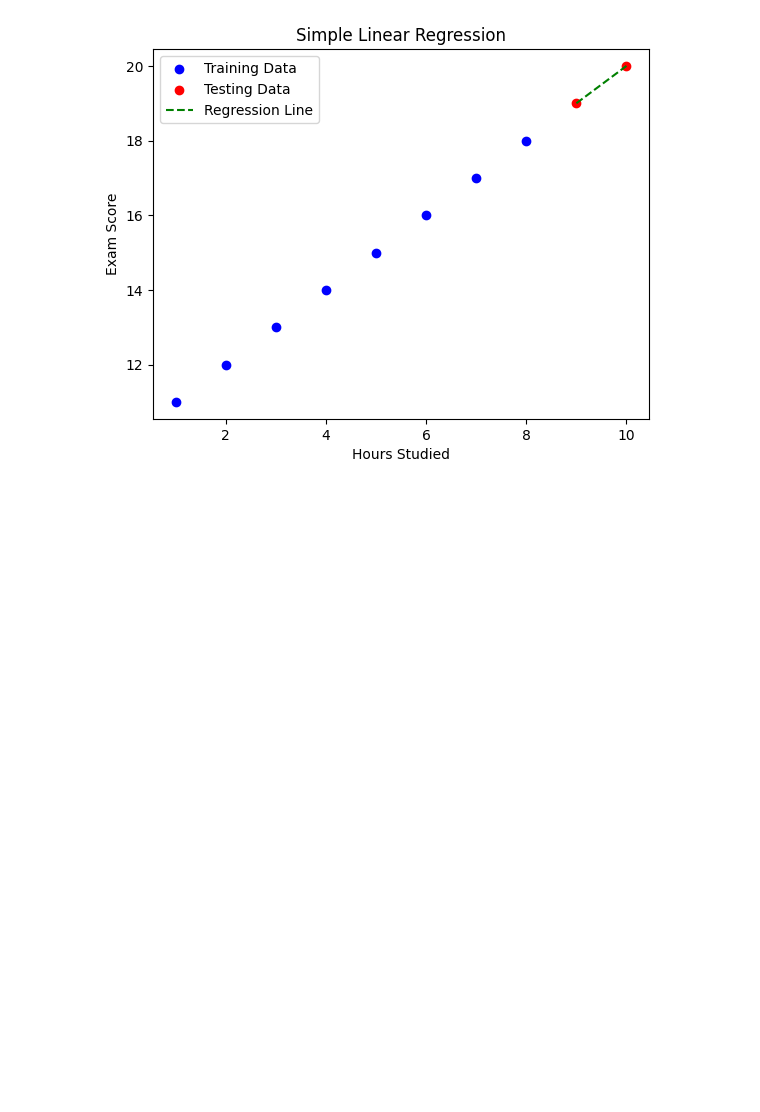
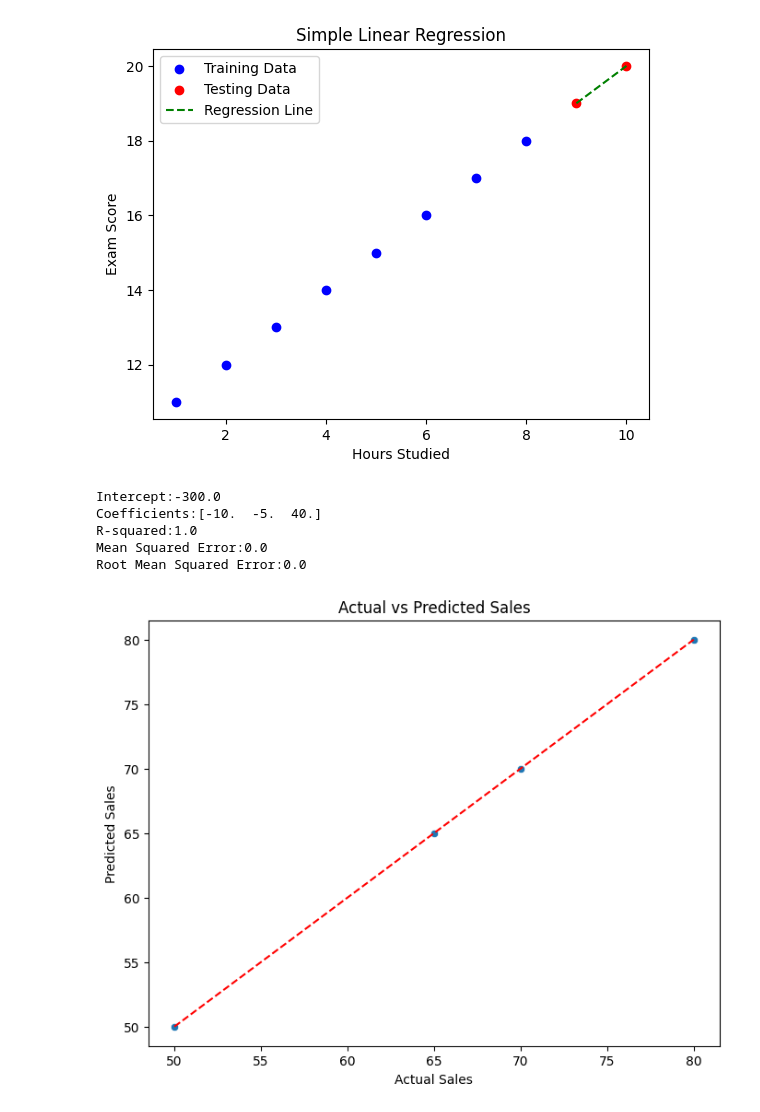
Before and after one commit to ArpulaAnjali/ADM-LAB, a Jupyter notebook: Lab7.ipynb, the cells around one changed output. Drawn from its saved outputs; the diff is of its cells as text; code cells hidden in the pictures; blank space fills up the shorter version.

```diff
--- a/Lab7.ipynb
+++ b/Lab7.ipynb
@@ -81,3 +81,48 @@ Predicted Y values: [19. 20.]
 Mean Squared Error (MSE): 0.0
 R-squared: 1.0
 [figure]
+# %%
+import numpy as np
+import pandas as pd # Correct import of pandas
+import matplotlib.pyplot as plt # Correct import of matplotlib.pyplot
+import seaborn as sns
+from sklearn.model_selection import train_test_split
+from sklearn.linear_model import LinearRegression
+from sklearn.metrics import mean_squared_error, r2_score
+data={
+    'tv':[20,25,22,27],
+    'radio':[10,12,11,14],
+    'social media':[15,17,16,18],
+    'sales':[50,70,65,80]
+}
+df=pd.DataFrame(data) # Now uses the correct pandas DataFrame
+x=df[['tv','radio','social media']]
+y=df['sales']
+model=LinearRegression()
+model.fit(x,y)
+intercept=model.intercept_
+coefficients=model.coef_
+print(f"Intercept:{intercept}")
+print(f"Coefficients:{coefficients}")
+y_pred = model.predict(x) # Calculate y_pred using the model
+r2=r2_score(y,y_pred)
+mse=mean_squared_error(y,y_pred)
+rmse=np.sqrt(mse)
+print(f"R-squared:{r2}")
+print(f"Mean Squared Error:{mse}")
+print(f"Root Mean Squared Error:{rmse}")
+plt.figure(figsize=(8,6))
+# Fixed: Changed 'predicted sales' to 'sales' for the y-axis
+sns.scatterplot(x=df['sales'],y=df['sales'])
+plt.plot([df['sales'].min(),df['sales'].max()],[df['sales'].min(),df['sales'].max()],'r--')
+plt.xlabel('Actual Sales')
+plt.ylabel('Predicted Sales') # Keep the y-axis label as 'Predicted Sales'
+plt.title('Actual vs Predicted Sales')
+plt.show()
+# %% [output]
+Intercept:-300.0
+Coefficients:[-10.  -5.  40.]
+R-squared:1.0
+Mean Squared Error:0.0
+Root Mean Squared Error:0.0
+[figure, added]
```
